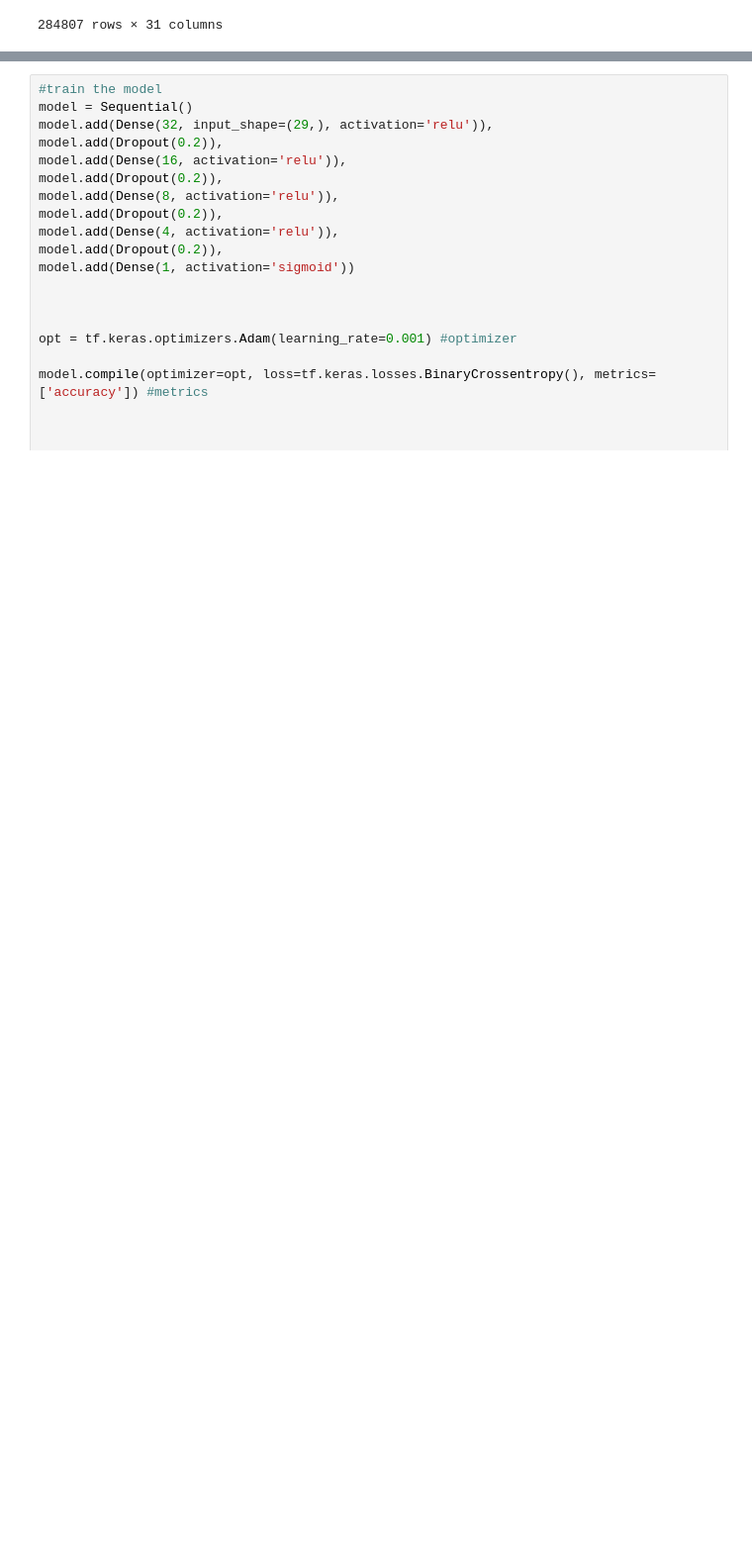
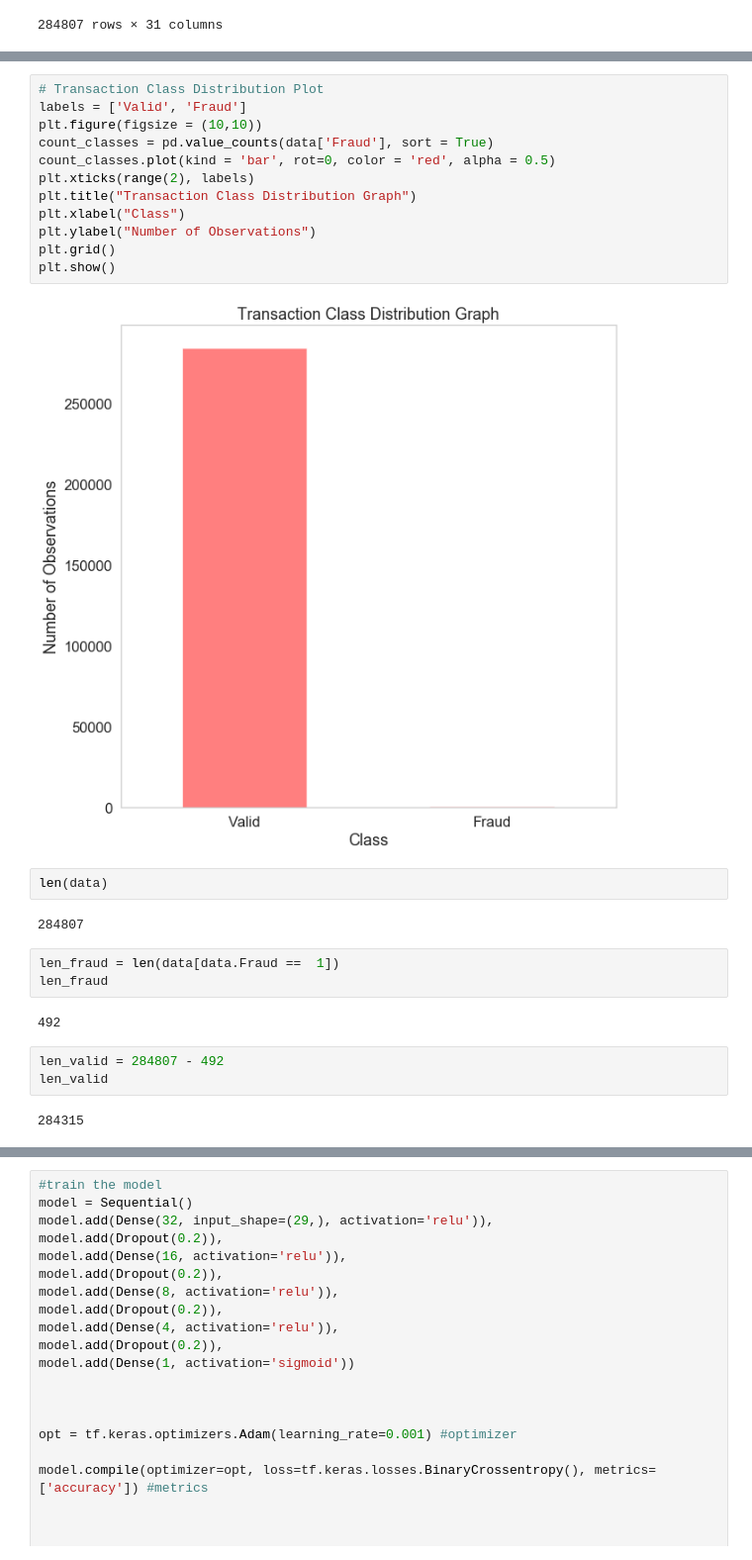
Before and after one commit to tauqueerdanish/DL-Assignments, a Jupyter notebook: Credit_Card_Fraud.ipynb, the cells around one changed output, grey strips where cells are left out. Shown: that part at 99% size. Saved outputs shown, nothing was run; the diff lists cells and outputs as text; blank space fills up the shorter version.

```diff
--- a/Credit_Card_Fraud.ipynb
+++ b/Credit_Card_Fraud.ipynb
@@ -46,0 +137,28 @@ dtype: int64
+# %%
+# Transaction Class Distribution Plot
+labels = ['Valid', 'Fraud']
+plt.figure(figsize = (10,10))
+count_classes = pd.value_counts(data['Fraud'], sort = True)
+count_classes.plot(kind = 'bar', rot=0, color = 'red', alpha = 0.5)
+plt.xticks(range(2), labels)
+plt.title("Transaction Class Distribution Graph")
+plt.xlabel("Class")
+plt.ylabel("Number of Observations")
+plt.grid()
+plt.show()
+# %% [output]
+[figure, added]
+# %%
+len(data)
+# %% [output]
+284807
+# %%
+len_fraud = len(data[data.Fraud ==  1])
+len_fraud
+# %% [output]
+492
+# %%
+len_valid = 284807 - 492
+len_valid
+# %% [output]
+284315
```
Also changed, not shown: parts of 26 cells of this notebook, 1 other file.
